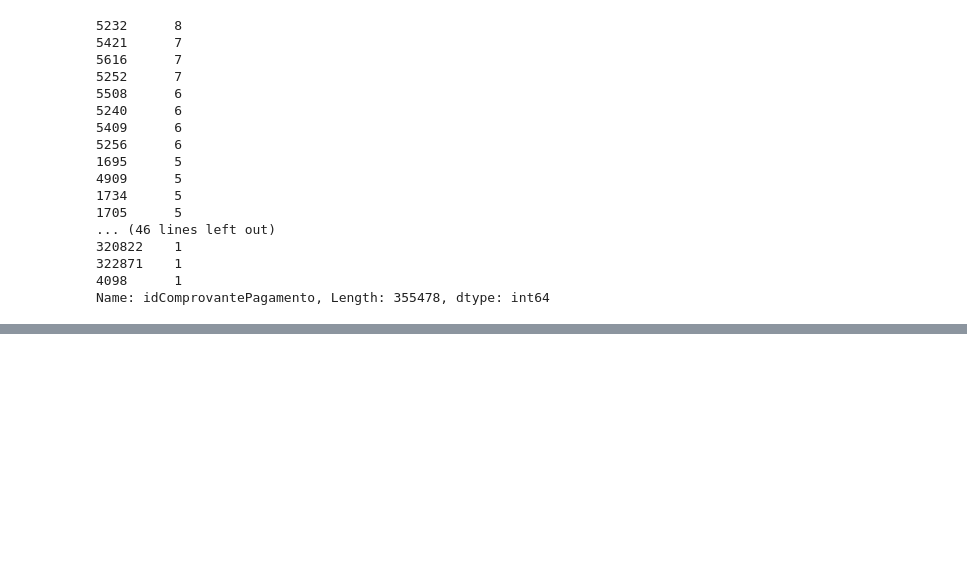
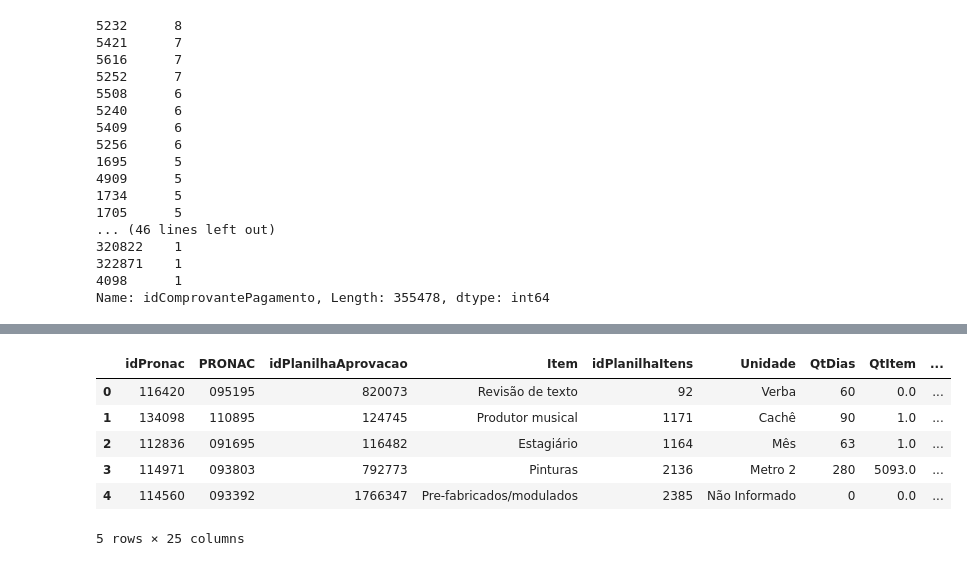
Before and after one commit to lappis-unb/salic-ml, a Jupyter notebook: research/notebooks/doing/comprovantes_por_operacao.ipynb, the cells around one changed output, grey strips where cells are left out. Saved outputs shown, nothing was run; the diff lists cells and outputs as text; code cells hidden in the pictures; blank space fills up the shorter version.

```diff
--- a/research/notebooks/doing/comprovantes_por_operacao.ipynb
+++ b/research/notebooks/doing/comprovantes_por_operacao.ipynb
@@ -255,0 +337,2 @@ df[df['idComprovantePagamento'] == 5232]
+# %%
+df3 = data.planilha_orcamentaria
@@ -255,0 +359,10 @@ df[df['idComprovantePagamento'] == 5232]
+# %%
+df3.head()
+# %% [output]
+|  | idPronac | PRONAC | idPlanilhaAprovacao | Item | idPlanilhaItens | Unidade | QtDias | QtItem | ... |
+| 0 | 116420 | 095195 | 820073 | Revisão de texto | 92 | Verba | 60 | 0.0 | ... |
+| 1 | 134098 | 110895 | 124745 | Produtor musical | 1171 | Cachê | 90 | 1.0 | ... |
+| 2 | 112836 | 091695 | 116482 | Estagiário | 1164 | Mês | 63 | 1.0 | ... |
+| 3 | 114971 | 093803 | 792773 | Pinturas | 2136 | Metro 2 | 280 | 5093.0 | ... |
+| 4 | 114560 | 093392 | 1766347 | Pre-fabricados/modulados | 2385 | Não Informado | 0 | 0.0 | ... |
+5 rows × 25 columns
```
Also changed, not shown: parts of 29 cells of this notebook, 1 other file.
